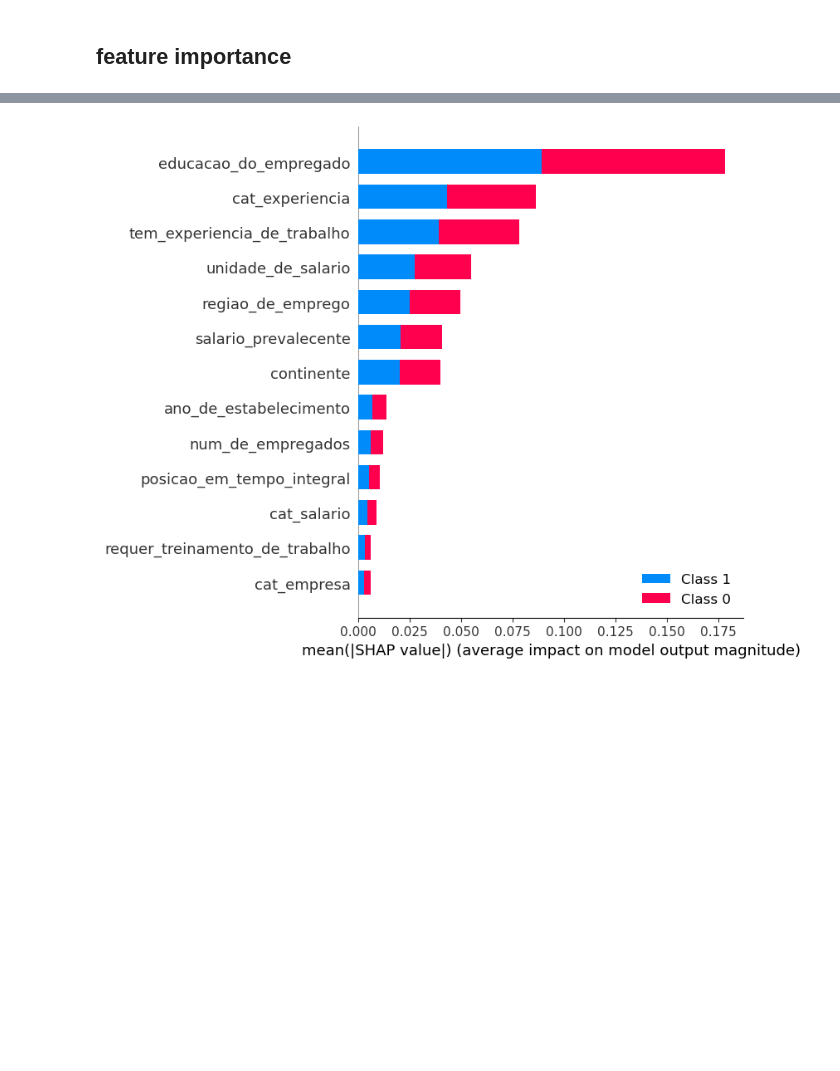
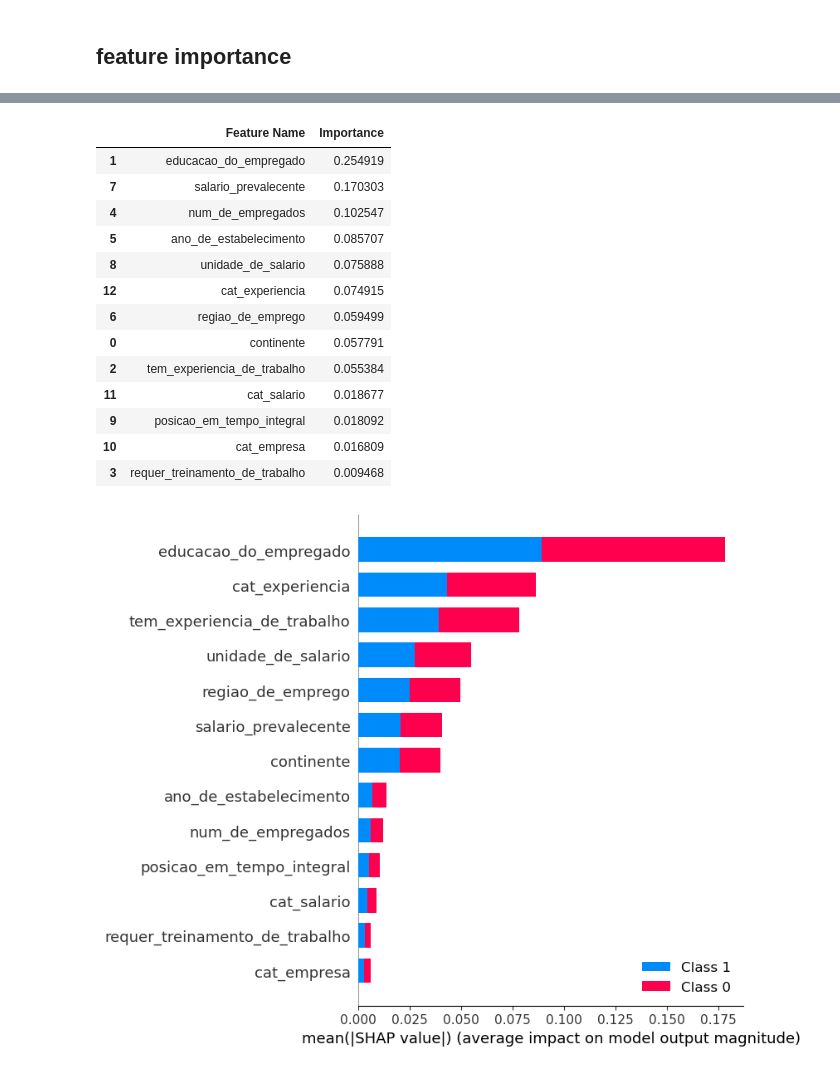
Before and after one commit to Reyso/olympiad_studens, a Jupyter notebook: sub5.ipynb, the cells around one changed output, grey strips where cells are left out. Drawn from its saved outputs; the diff is of its cells as text; code cells hidden in the pictures; blank space fills up the shorter version.

Commit message:
logreg e rf model

```diff
--- a/sub5.ipynb
+++ b/sub5.ipynb
@@ -54,3 +54,4 @@ def feature_importance (model):
     plt.xlabel('Importance',fontsize = 16)
     plt.ylabel('Feature Name',fontsize = 16)
     plt.show()
+    return fi2,imp_df
@@ -181,6 +187,6 @@ print(grid_search.best_params_)
 # %% [output]
 {'max_depth': 10, 'max_features': None, 'n_estimators': 100, 'random_state': 0}
 # %%
-rf_model = RandomForestClassifier(n_estimators=100,max_depth=10,random_state=0)
+rf_model = RandomForestClassifier(n_estimators=100,max_depth=10,random_state=0,class_weight='balanced')
 rf_model.fit(X_train,y_train)
 # %% [output]
@@ -302,0 +296,2 @@ plt.show()
+# %%
+fig,imp_df = feature_importance(rf_model)
@@ -303,3 +300,20 @@ plt.show()
+# %%
+imp_df.sort_values(by="Importance",ascending = False)
+# %% [output]
+|  | Feature Name | Importance |
+| 1 | educacao_do_empregado | 0.254919 |
+| 7 | salario_prevalecente | 0.170303 |
+| 4 | num_de_empregados | 0.102547 |
+| 5 | ano_de_estabelecimento | 0.085707 |
+| 8 | unidade_de_salario | 0.075888 |
+| 12 | cat_experiencia | 0.074915 |
+| 6 | regiao_de_emprego | 0.059499 |
+| 0 | continente | 0.057791 |
+| 2 | tem_experiencia_de_trabalho | 0.055384 |
+| 11 | cat_salario | 0.018677 |
+| 9 | posicao_em_tempo_integral | 0.018092 |
+| 10 | cat_empresa | 0.016809 |
+| 3 | requer_treinamento_de_trabalho | 0.009468 |
 # %%
 import shap
 explainer = shap.TreeExplainer(rf_model)
```
Also changed, not shown: parts of 17 cells of this notebook.
